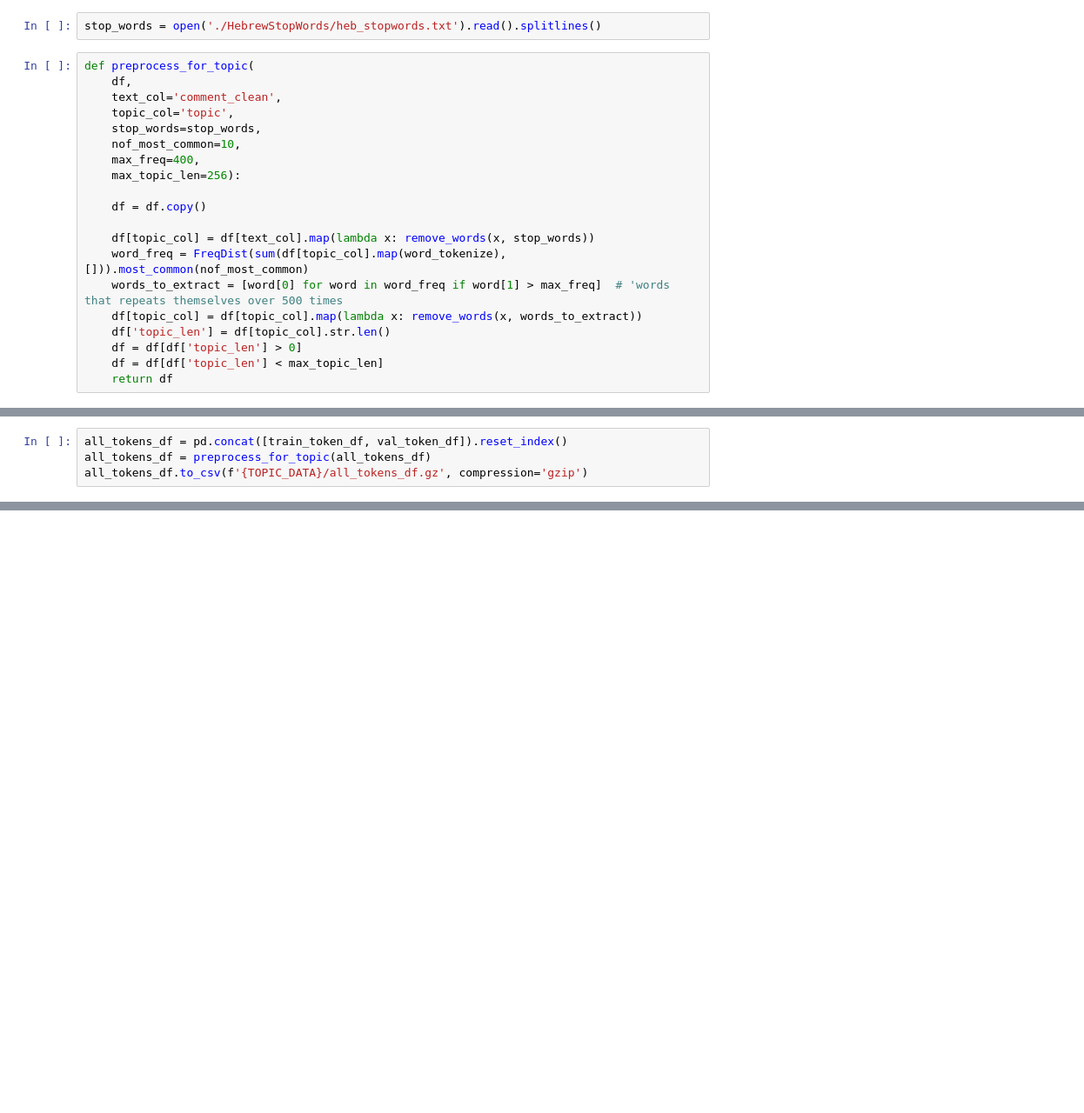
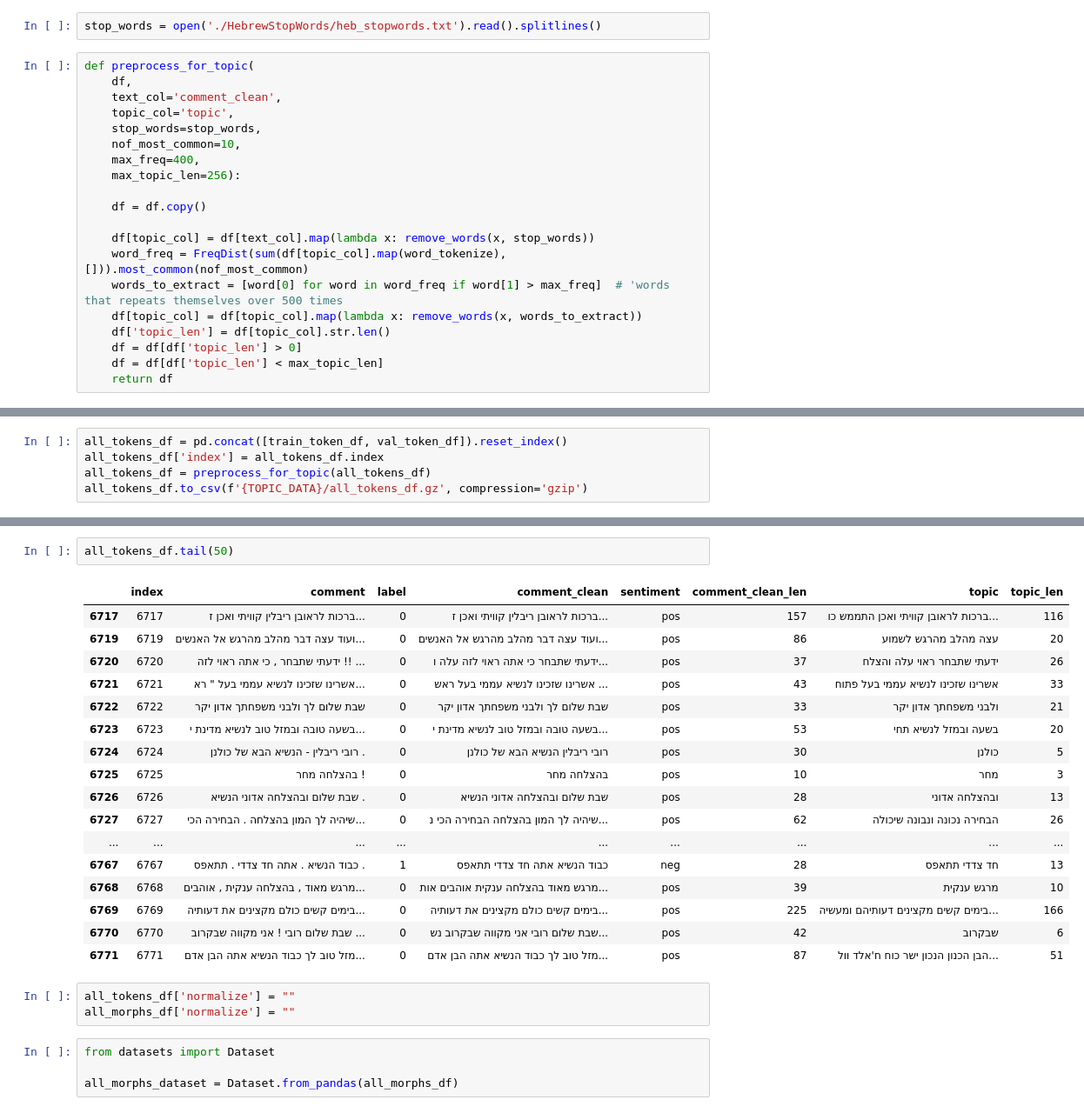
Before and after one commit to wzwzeyal/ojt_bert, a Jupyter notebook: notebooks_exploration/onlp_data_preprocess.ipynb, the cells around one changed output, grey strips where cells are left out. Shown at 87% size. Saved outputs shown, nothing was run; the diff lists cells and outputs as text; blank space fills up the shorter version.

```diff
--- a/notebooks_exploration/onlp_data_preprocess.ipynb
+++ b/notebooks_exploration/onlp_data_preprocess.ipynb
@@ -208,5 +145,6 @@ def preprocess_for_topic(
 # %%
 all_tokens_df = pd.concat([train_token_df, val_token_df]).reset_index()
+all_tokens_df['index'] = all_tokens_df.index
 all_tokens_df = preprocess_for_topic(all_tokens_df)
 all_tokens_df.to_csv(f'{TOPIC_DATA}/all_tokens_df.gz', compression='gzip')
 # %%
@@ -239,0 +159,27 @@ all_morphs_df.describe()
+# %%
+all_tokens_df.tail(50)
+# %% [output]
+|  | index | comment | label | comment_clean | sentiment | comment_clean_len | topic | topic_len |
+| 6717 | 6717 | ברכות לראובן ריבלין קוויתי ואכן ז... | 0 | ברכות לראובן ריבלין קוויתי ואכן ז... | pos | 157 | ברכות לראובן קוויתי ואכן התממש כו... | 116 |
+| 6719 | 6719 | ועוד עצה דבר מהלב מהרגש אל האנשים... | 0 | ועוד עצה דבר מהלב מהרגש אל האנשים... | pos | 86 | עצה מהלב מהרגש לשמוע | 20 |
+| 6720 | 6720 | ידעתי שתבחר , כי אתה ראוי לזה !! ... | 0 | ידעתי שתבחר כי אתה ראוי לזה עלה ו... | pos | 37 | ידעתי שתבחר ראוי עלה והצלח | 26 |
+| 6721 | 6721 | אשרינו שזכינו לנשיא עממי בעל " רא... | 0 | אשרינו שזכינו לנשיא עממי בעל ראש ... | pos | 43 | אשרינו שזכינו לנשיא עממי בעל פתוח | 33 |
+| 6722 | 6722 | שבת שלום לך ולבני משפחתך אדון יקר | 0 | שבת שלום לך ולבני משפחתך אדון יקר | pos | 33 | ולבני משפחתך אדון יקר | 21 |
+| 6723 | 6723 | בשעה טובה ובמזל טוב לנשיא מדינת י... | 0 | בשעה טובה ובמזל טוב לנשיא מדינת י... | pos | 53 | בשעה ובמזל לנשיא תחי | 20 |
+| 6724 | 6724 | רובי ריבלין - הנשיא הבא של כולנן . | 0 | רובי ריבלין הנשיא הבא של כולנן | pos | 30 | כולנן | 5 |
+| 6725 | 6725 | בהצלחה מחר ! | 0 | בהצלחה מחר | pos | 10 | מחר | 3 |
+| 6726 | 6726 | שבת שלום ובהצלחה אדוני הנשיא . | 0 | שבת שלום ובהצלחה אדוני הנשיא | pos | 28 | ובהצלחה אדוני | 13 |
+| 6727 | 6727 | שיהיה לך המון בהצלחה . הבחירה הכי... | 0 | שיהיה לך המון בהצלחה הבחירה הכי נ... | pos | 62 | הבחירה נכונה ונבונה שיכולה | 26 |
+| ... | ... | ... | ... | ... | ... | ... | ... | ... |
+| 6767 | 6767 | כבוד הנשיא . אתה חד צדדי . תתאפס . | 1 | כבוד הנשיא אתה חד צדדי תתאפס | neg | 28 | חד צדדי תתאפס | 13 |
+| 6768 | 6768 | מרגש מאוד , בהצלחה ענקית , אוהבים... | 0 | מרגש מאוד בהצלחה ענקית אוהבים אות... | pos | 39 | מרגש ענקית | 10 |
+| 6769 | 6769 | בימים קשים כולם מקצינים את דעותיה... | 0 | בימים קשים כולם מקצינים את דעותיה... | pos | 225 | בימים קשים מקצינים דעותיהם ומעשיה... | 166 |
+| 6770 | 6770 | שבת שלום רובי ! אני מקווה שבקרוב ... | 0 | שבת שלום רובי אני מקווה שבקרוב נש... | pos | 42 | שבקרוב | 6 |
+| 6771 | 6771 | מזל טוב לך כבוד הנשיא אתה הבן אדם... | 0 | מזל טוב לך כבוד הנשיא אתה הבן אדם... | pos | 87 | הבן הכנון הנכון ישר כוח ח'אלד וול... | 51 |
+# %%
+all_tokens_df['normalize'] = ""
+all_morphs_df['normalize'] = ""
+# %%
+from datasets import Dataset
+
+all_morphs_dataset = Dataset.from_pandas(all_morphs_df)
```
Also changed, not shown: parts of 35 cells of this notebook, 1 other file.
